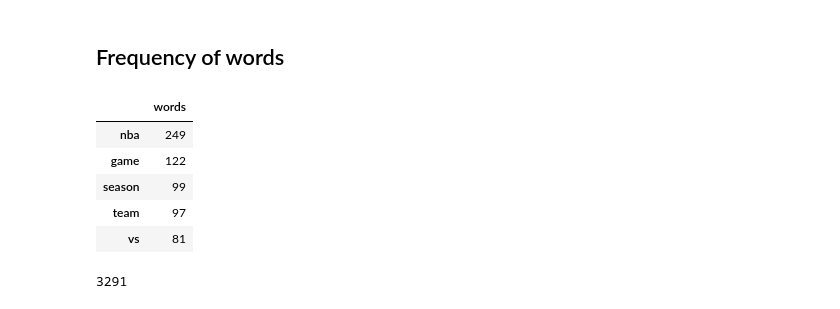
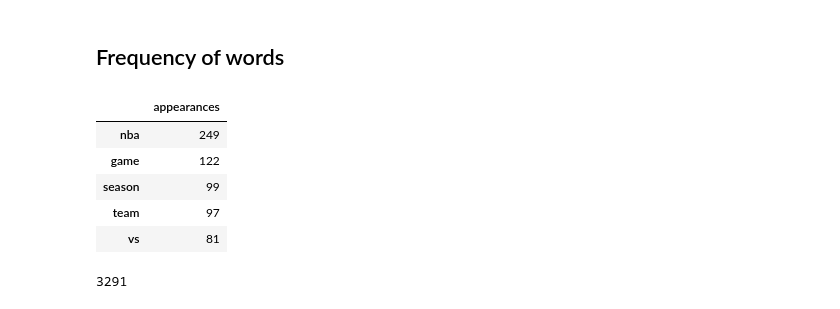
Before and after one commit to bodowd/Reddit-r-nba-scrapy, a Jupyter notebook: Reddit_r_nba/notebooks/Titles Analysis.ipynb, the cells around one changed output. Saved outputs shown, nothing was run; the diff lists cells and outputs as text; code cells hidden in the pictures.

```diff
--- a/Reddit_r_nba/notebooks/Titles Analysis.ipynb
+++ b/Reddit_r_nba/notebooks/Titles Analysis.ipynb
@@ -112,14 +112,14 @@ for title in clean_title:
 # %%
 # append to a new data frame
 df_words = pd.DataFrame(word_counter)
-df_words.columns = ['words']
+df_words.columns = ['appearances']
 
 # get counts of words and make a new dataframe with it
-word_count = df_words['words'].value_counts()
+word_count = df_words['appearances'].value_counts()
 word_count = pd.DataFrame(word_count)
 word_count.head()
 # %% [output]
-|  | words |
+|  | appearances |
 | nba | 249 |
 | game | 122 |
 | season | 99 |
```
Also changed, not shown: parts of 3 cells of this notebook.
